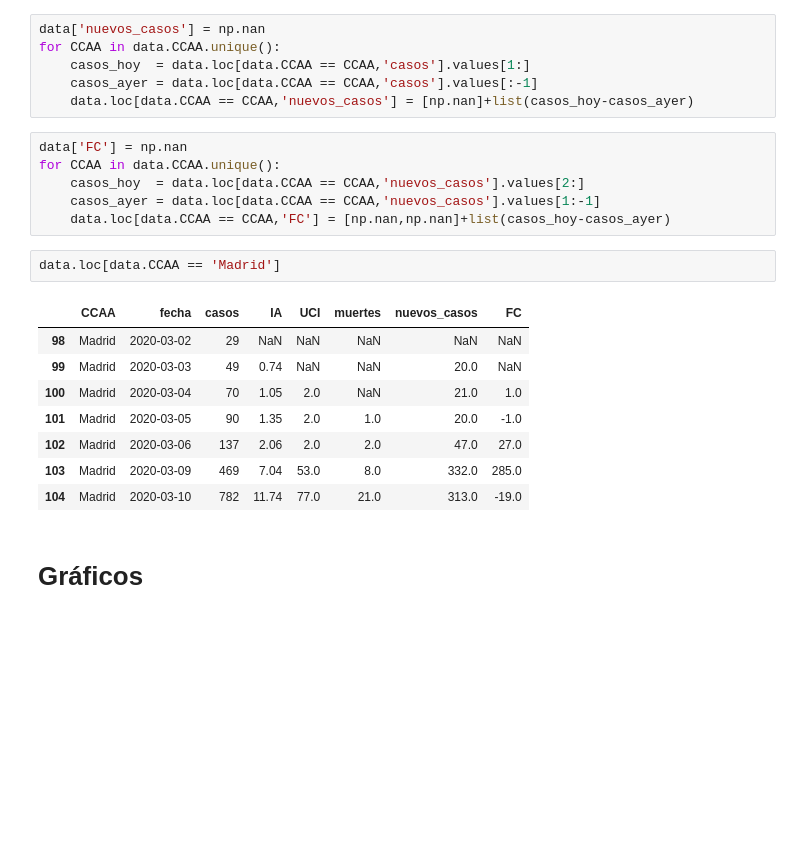
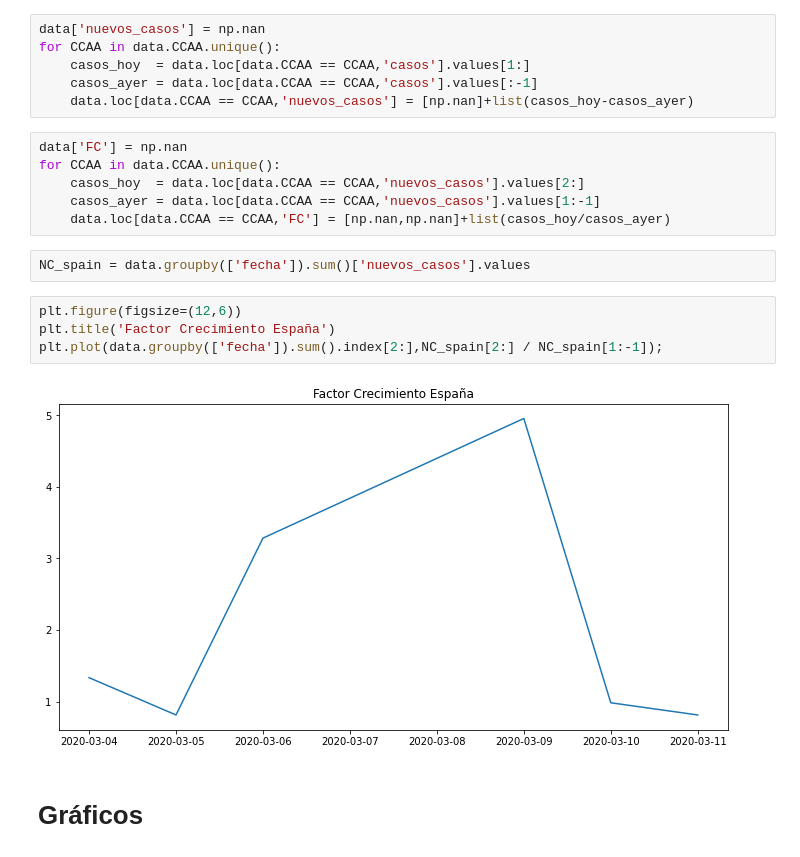
Before and after one commit to victorvicpal/COVID19_es, a Jupyter notebook: join_data.ipynb, the cells around one changed output. Saved outputs shown, nothing was run; the diff lists cells and outputs as text; blank space fills up the shorter version.

```diff
--- a/join_data.ipynb
+++ b/join_data.ipynb
@@ -45,18 +152,15 @@ data['FC'] = np.nan
 for CCAA in data.CCAA.unique():
     casos_hoy  = data.loc[data.CCAA == CCAA,'nuevos_casos'].values[2:]
     casos_ayer = data.loc[data.CCAA == CCAA,'nuevos_casos'].values[1:-1]
-    data.loc[data.CCAA == CCAA,'FC'] = [np.nan,np.nan]+list(casos_hoy-casos_ayer)
+    data.loc[data.CCAA == CCAA,'FC'] = [np.nan,np.nan]+list(casos_hoy/casos_ayer)
-# %%
-data.loc[data.CCAA == 'Madrid']
-# %% [output]
-|  | CCAA | fecha | casos | IA | UCI | muertes | nuevos_casos | FC |
-| 98 | Madrid | 2020-03-02 | 29 | NaN | NaN | NaN | NaN | NaN |
-| 99 | Madrid | 2020-03-03 | 49 | 0.74 | NaN | NaN | 20.0 | NaN |
-| 100 | Madrid | 2020-03-04 | 70 | 1.05 | 2.0 | NaN | 21.0 | 1.0 |
-| 101 | Madrid | 2020-03-05 | 90 | 1.35 | 2.0 | 1.0 | 20.0 | -1.0 |
-| 102 | Madrid | 2020-03-06 | 137 | 2.06 | 2.0 | 2.0 | 47.0 | 27.0 |
-| 103 | Madrid | 2020-03-09 | 469 | 7.04 | 53.0 | 8.0 | 332.0 | 285.0 |
-| 104 | Madrid | 2020-03-10 | 782 | 11.74 | 77.0 | 21.0 | 313.0 | -19.0 |
+# %%
+NC_spain = data.groupby(['fecha']).sum()['nuevos_casos'].values
+# %%
+plt.figure(figsize=(12,6))
+plt.title('Factor Crecimiento España')
+plt.plot(data.groupby(['fecha']).sum().index[2:],NC_spain[2:] / NC_spain[1:-1]);
+# %% [output]
+[figure, added]
 # %% [markdown]
 # Gráficos
 # %% [markdown]
```
Also changed, not shown: parts of 20 cells of this notebook.
